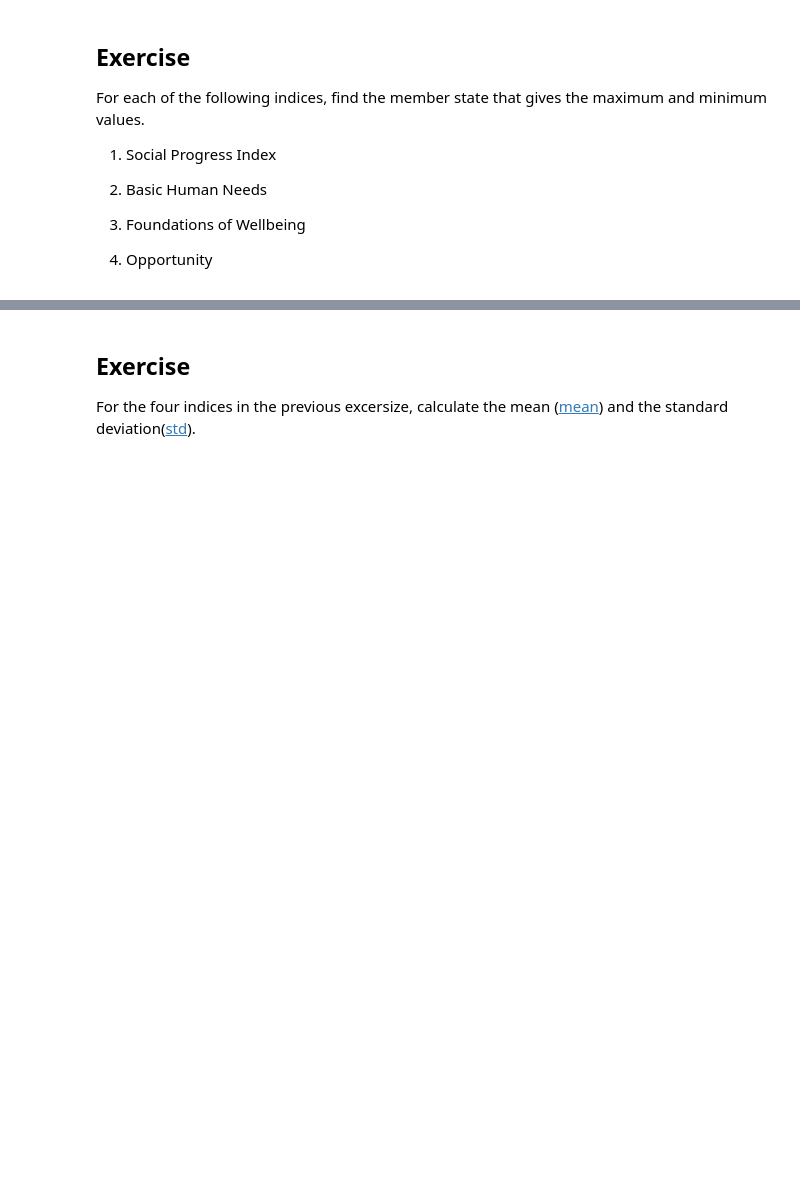
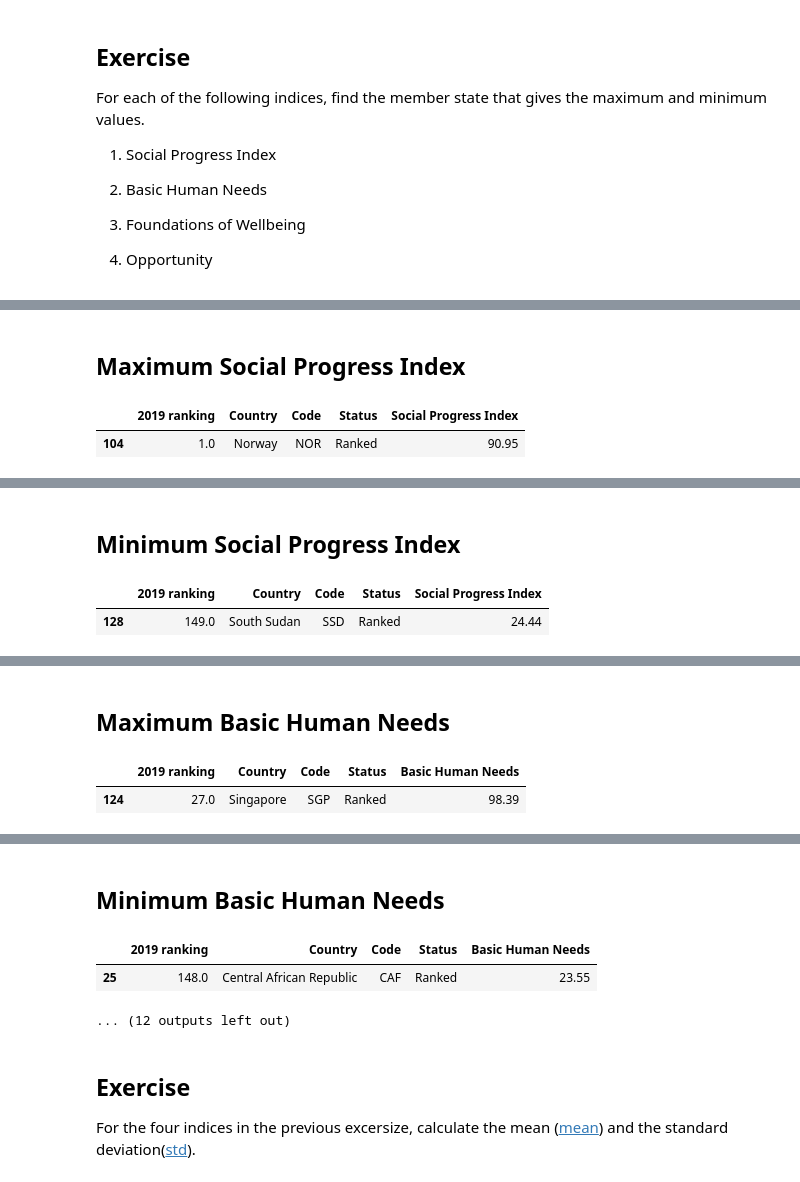
Before and after one commit to nathanianah/InformationVisualization, a Jupyter notebook: lab1_pandas.ipynb, the cells around one changed output, grey strips where cells are left out. Cells and saved outputs as stored; diff of their text form; code cells hidden in the pictures; blank space fills up the shorter version.

```diff
--- a/lab1_pandas.ipynb
+++ b/lab1_pandas.ipynb
@@ -345,0 +352,7 @@ For each of the following indices, find the member state that gives the maximum
+# %%
+for i in indices[4:8]:
+  h2('Maximum '+i)
+  display(spi2019.loc[[spi2019[i].idxmax()]][indices[:4]+[i]])
+  h2('Minimum '+i)
+  display(spi2019.loc[[spi2019[i].idxmin()]][indices[:4]+[i]])
+# %% [output]
@@ -345,0 +360,3 @@ For each of the following indices, find the member state that gives the maximum
+Maximum Social Progress Index
+|  | 2019 ranking | Country | Code | Status | Social Progress Index |
+| 104 | 1.0 | Norway | NOR | Ranked | 90.95 |
@@ -345,0 +364,3 @@ For each of the following indices, find the member state that gives the maximum
+Minimum Social Progress Index
+|  | 2019 ranking | Country | Code | Status | Social Progress Index |
+| 128 | 149.0 | South Sudan | SSD | Ranked | 24.44 |
@@ -345,0 +368,3 @@ For each of the following indices, find the member state that gives the maximum
+Maximum Basic Human Needs
+|  | 2019 ranking | Country | Code | Status | Basic Human Needs |
+| 124 | 27.0 | Singapore | SGP | Ranked | 98.39 |
@@ -346,3 +372,7 @@ For each of the following indices, find the member state that gives the maximum
+Minimum Basic Human Needs
+|  | 2019 ranking | Country | Code | Status | Basic Human Needs |
+| 25 | 148.0 | Central African Republic | CAF | Ranked | 23.55 |
+... (12 outputs left out)
 # %% [markdown]
 ## Exercise
 
```
Also changed, not shown: parts of 8 cells of this notebook.
